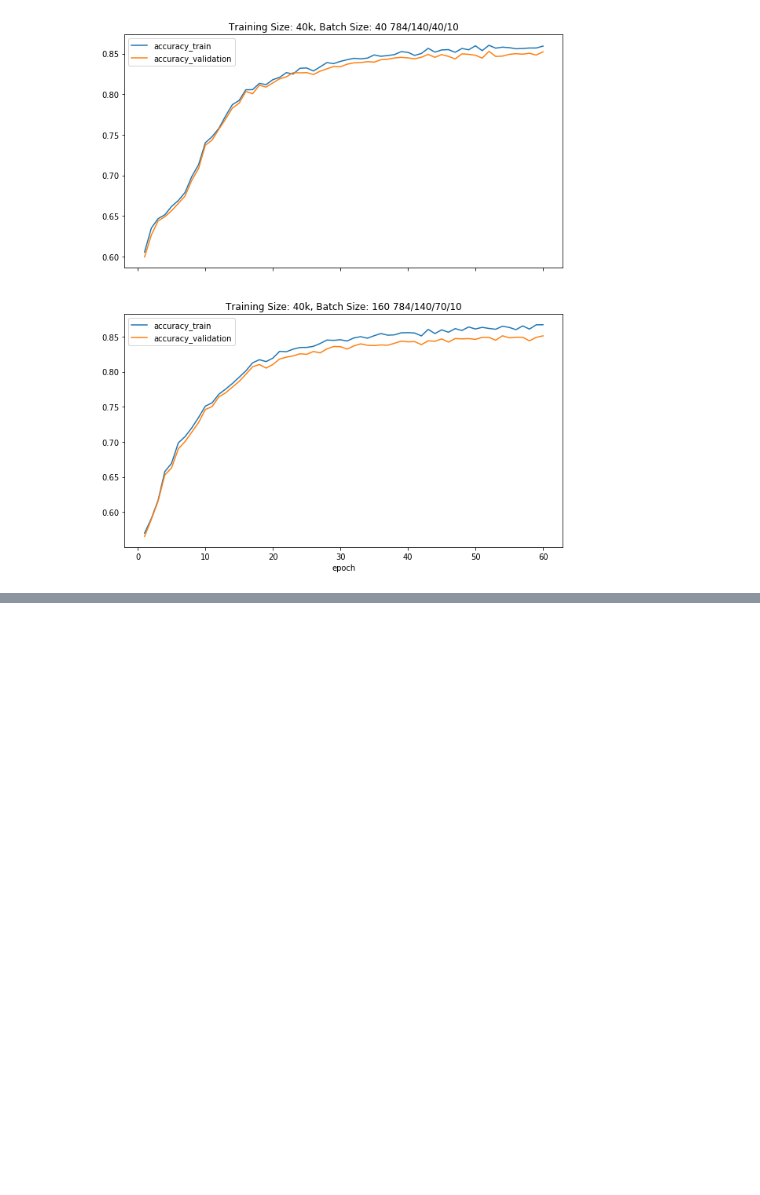
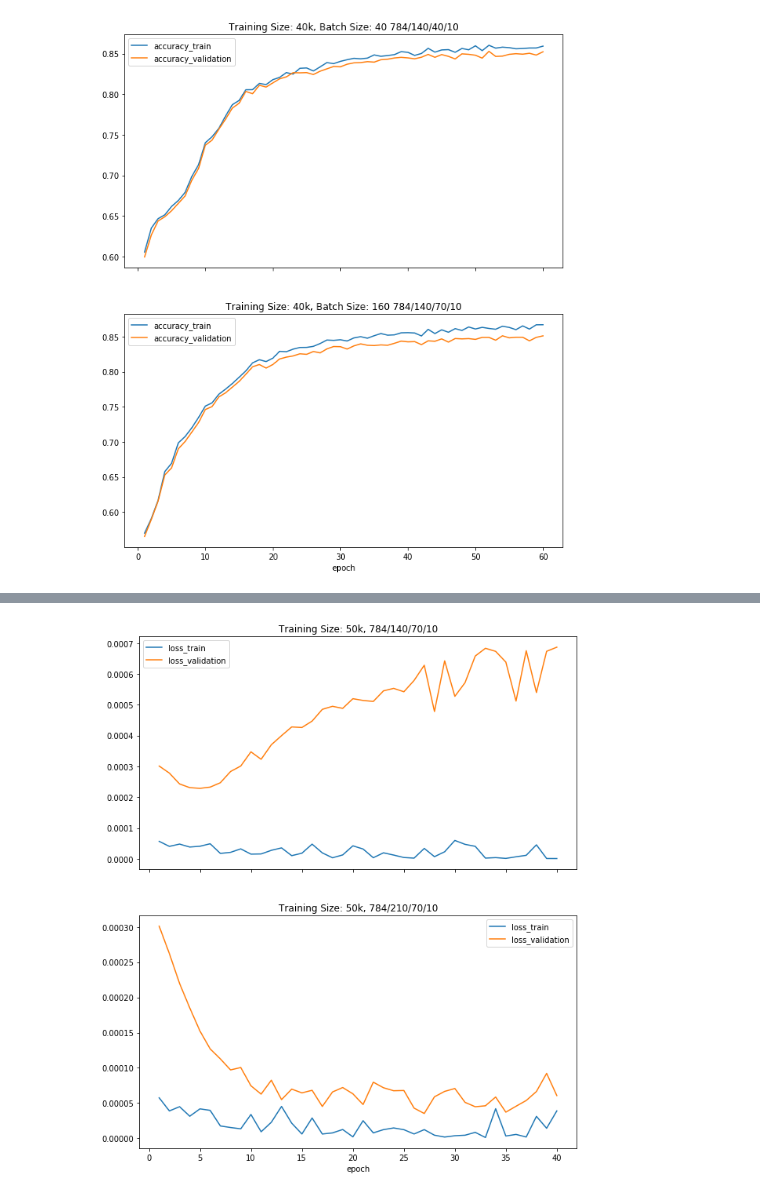
Before and after one commit to calldrj/Deep.Learning, a Jupyter notebook: data/hyper_params_tuning.ipynb, the cells around one changed output, grey strips where cells are left out. Saved outputs shown, nothing was run; the diff lists cells and outputs as text; code cells hidden in the pictures; blank space fills up the shorter version.

```diff
--- a/data/hyper_params_tuning.ipynb
+++ b/data/hyper_params_tuning.ipynb
@@ -351,3 +351,8 @@ plot_accuracy(df_40K_040, "Training Size: 40k, Batch Size: 40 784/140/40/10",
           df_40K_160, "Training Size: 40k, Batch Size: 160 784/140/70/10")
 # %% [output]
 [figure]
+# %%
+df_50K_140 = pd.read_csv('CE[40_160_0.01_0.01_1.0_140].csv')
+df_50K_210 = pd.read_csv('CE[40_160_0.01_0.01_1.0_210].csv')
+
+df_50K_140.head()
@@ -353,0 +375,5 @@ plot_accuracy(df_40K_040, "Training Size: 40k, Batch Size: 40 784/140/40/10",
+# %%
+plot_loss(df_50K_140, "Training Size: 50k, 784/140/70/10",
+          df_50K_210, "Training Size: 50k, 784/210/70/10")
+# %% [output]
+[figure, added]
```
Also changed, not shown: parts of 3 cells of this notebook.
